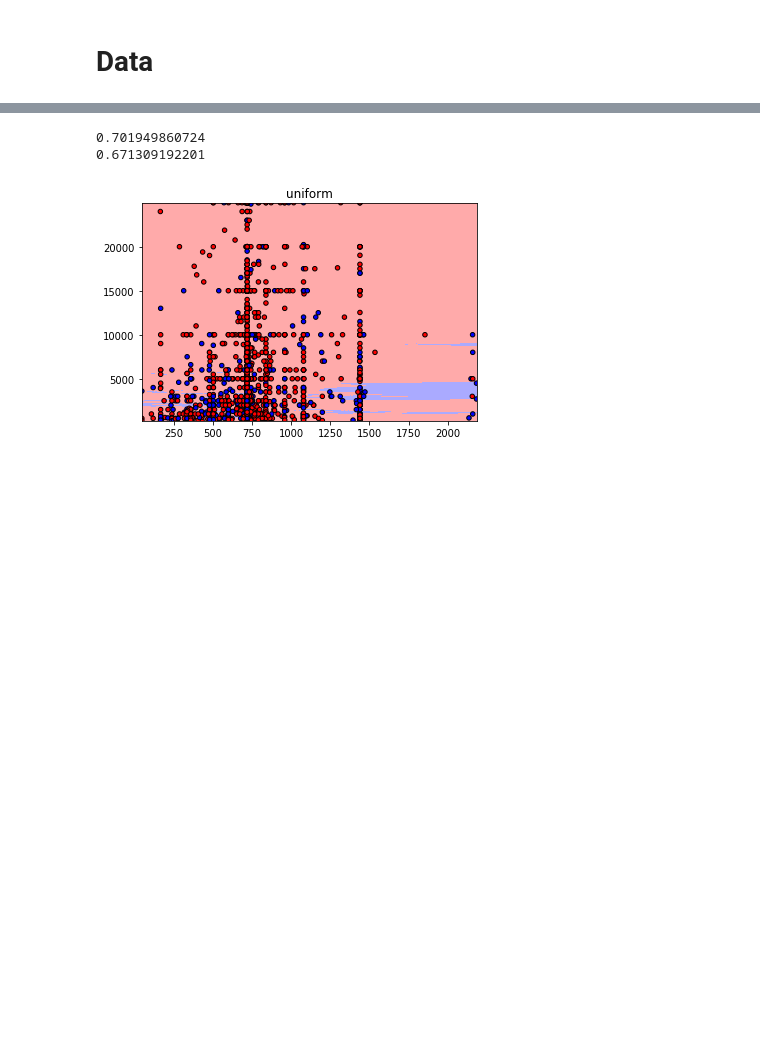
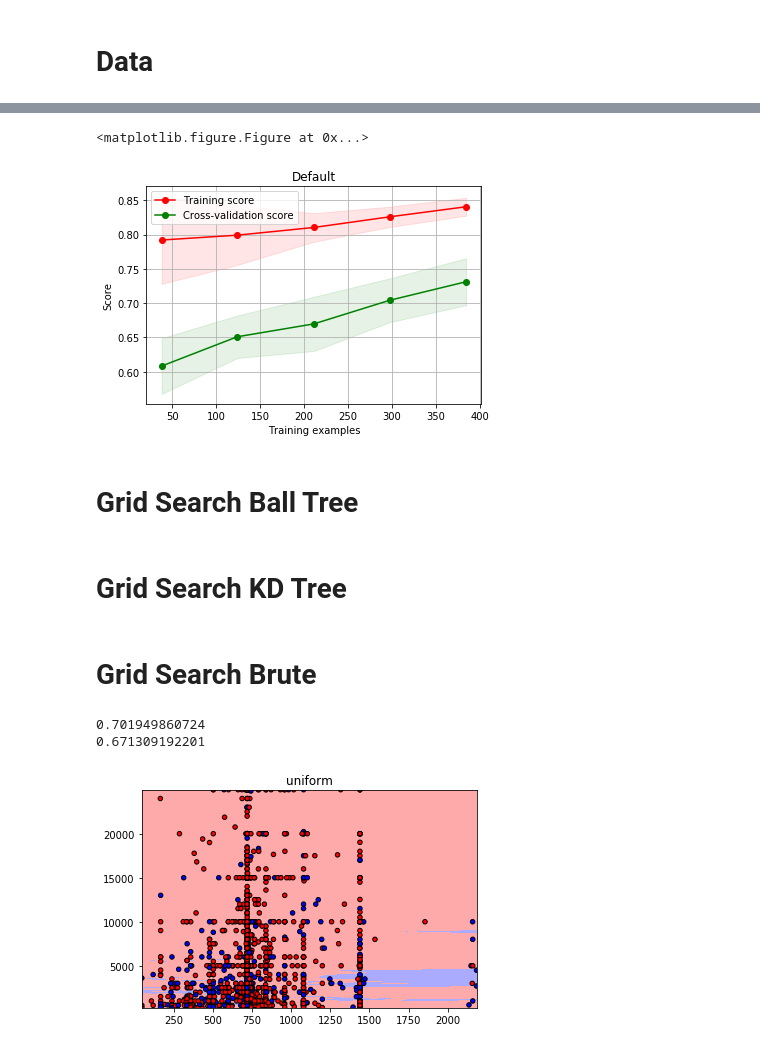
Before and after one commit to logasja/Supervised-Learning, a Jupyter notebook: KNN/Performance.ipynb, the cells around one changed output, grey strips where cells are left out. Cells and saved outputs as stored; diff of their text form; code cells hidden in the pictures; blank space fills up the shorter version.

```diff
--- a/KNN/Kickstarter.ipynb
+++ b/KNN/Performance.ipynb
@@ -58,0 +195,10 @@ X.describe()
+# %%
+#     Plot learning curve
+cv = ShuffleSplit(n_splits=10, test_size=0.2, random_state=0)
+
+plot_learning_curve(clf, "Default", X, y, ylim=None, cv=cv, n_jobs=4).show()
+# %% [output]
+<matplotlib.figure.Figure at 0x...>
+[figure, added]
+# %% [markdown]
+# Grid Search Ball Tree
@@ -58,0 +245,2 @@ X.describe()
+# %% [markdown]
+# Grid Search KD Tree
@@ -58,0 +286,2 @@ X.describe()
+# %% [markdown]
+# Grid Search Brute
```
Also changed, not shown: parts of 23 cells of this notebook, 13 other files.
